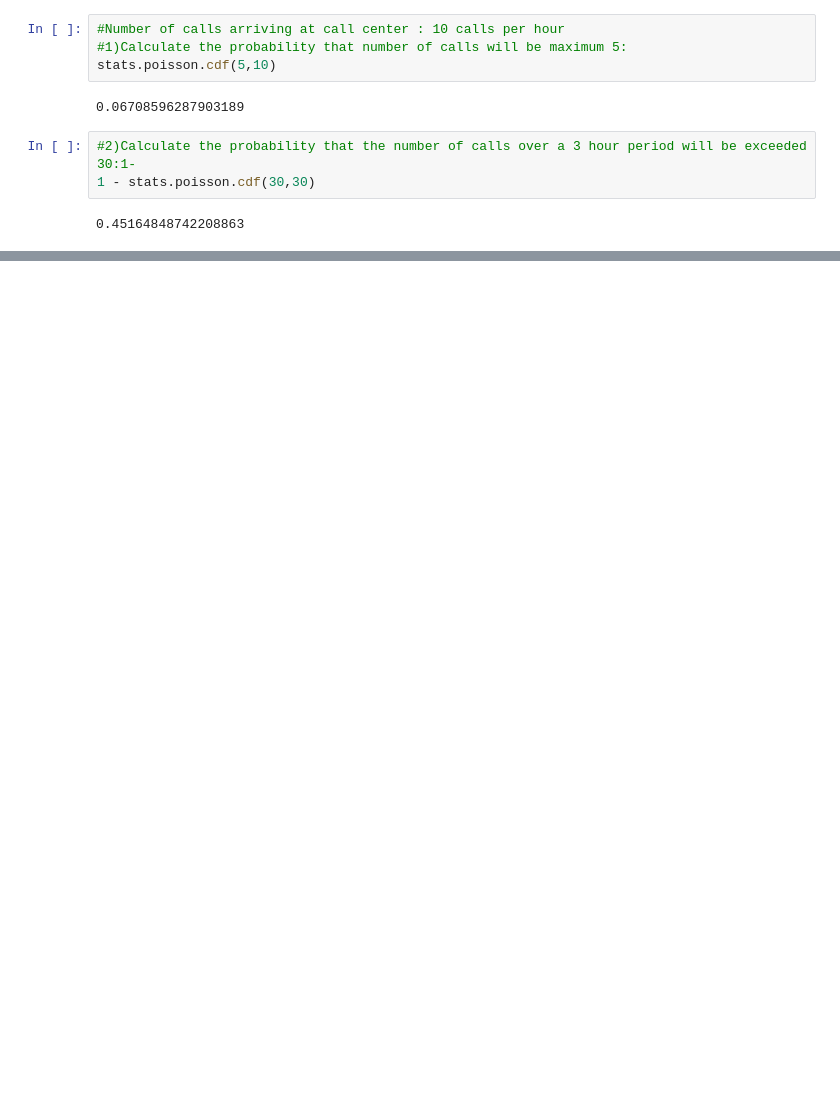
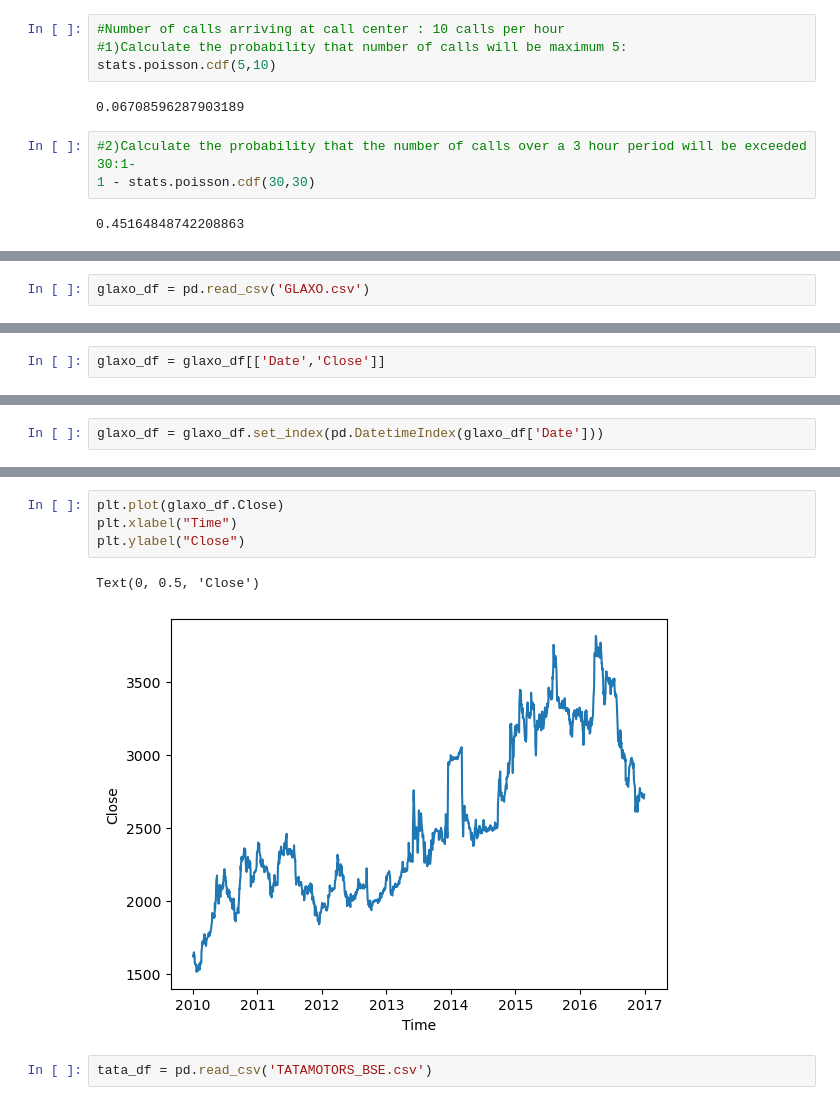
Before and after one commit to aryansanchiya/ML2, a Jupyter notebook: Cha - 02 - Probability Dist. & Hypothesis Tests.ipynb, the cells around one changed output, grey strips where cells are left out. Cells and saved outputs as stored; diff of their text form; blank space fills up the shorter version.

```diff
--- a/Cha - 02 - Probability Dist. & Hypothesis Tests.ipynb
+++ b/Cha - 02 - Probability Dist. & Hypothesis Tests.ipynb
@@ -130,0 +184,2 @@ stats.poisson.cdf(5,10)
+# %%
+glaxo_df = pd.read_csv('GLAXO.csv')
@@ -130,0 +213,2 @@ stats.poisson.cdf(5,10)
+# %%
+glaxo_df = glaxo_df[['Date','Close']]
@@ -130,0 +231,2 @@ stats.poisson.cdf(5,10)
+# %%
+glaxo_df = glaxo_df.set_index(pd.DatetimeIndex(glaxo_df['Date']))
@@ -130,0 +290,9 @@ stats.poisson.cdf(5,10)
+# %%
+plt.plot(glaxo_df.Close)
+plt.xlabel("Time")
+plt.ylabel("Close")
+# %% [output]
+Text(0, 0.5, 'Close')
+[figure, added]
+# %%
+tata_df = pd.read_csv('TATAMOTORS_BSE.csv')
```
Also changed, not shown: parts of 47 cells of this notebook, 3 other files.
